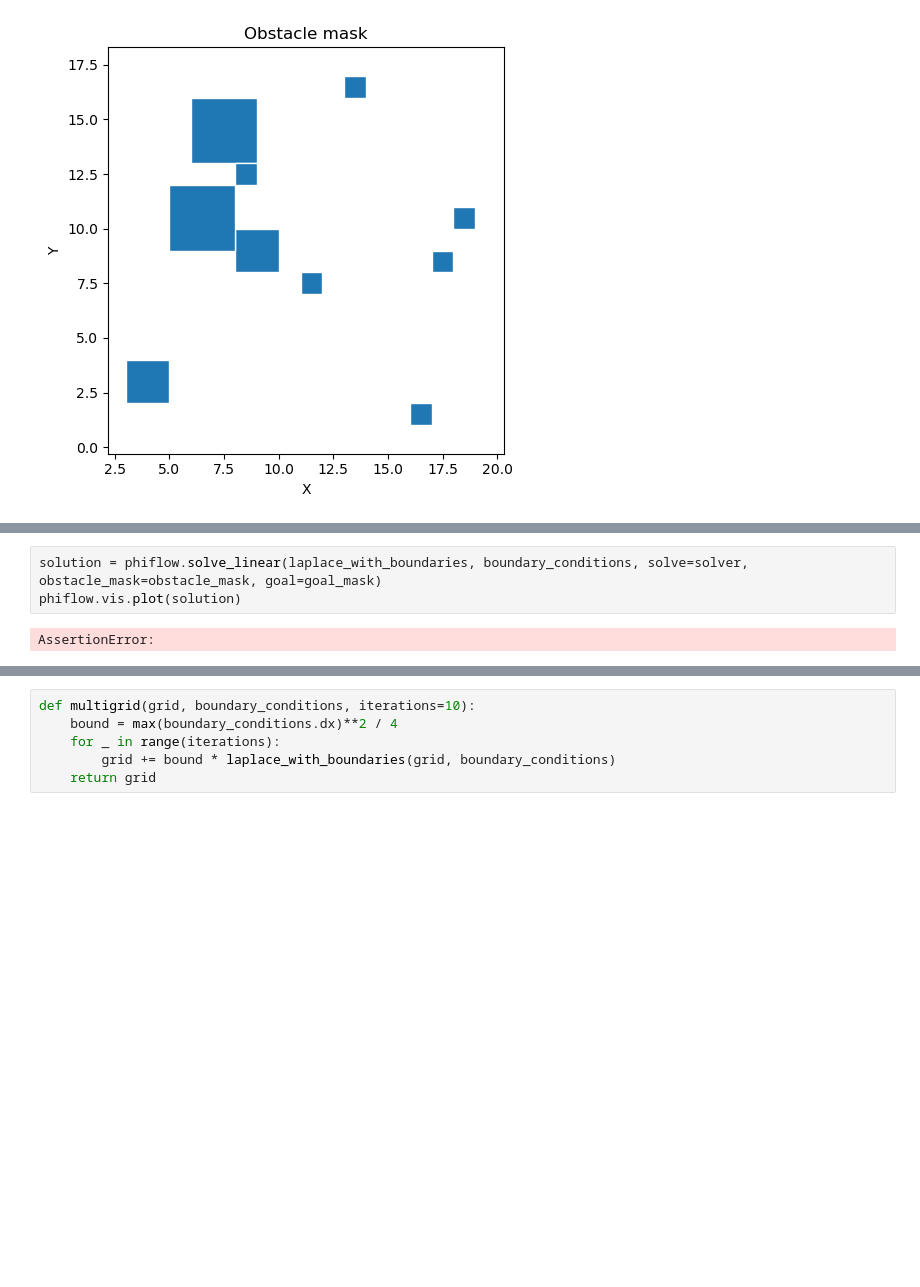
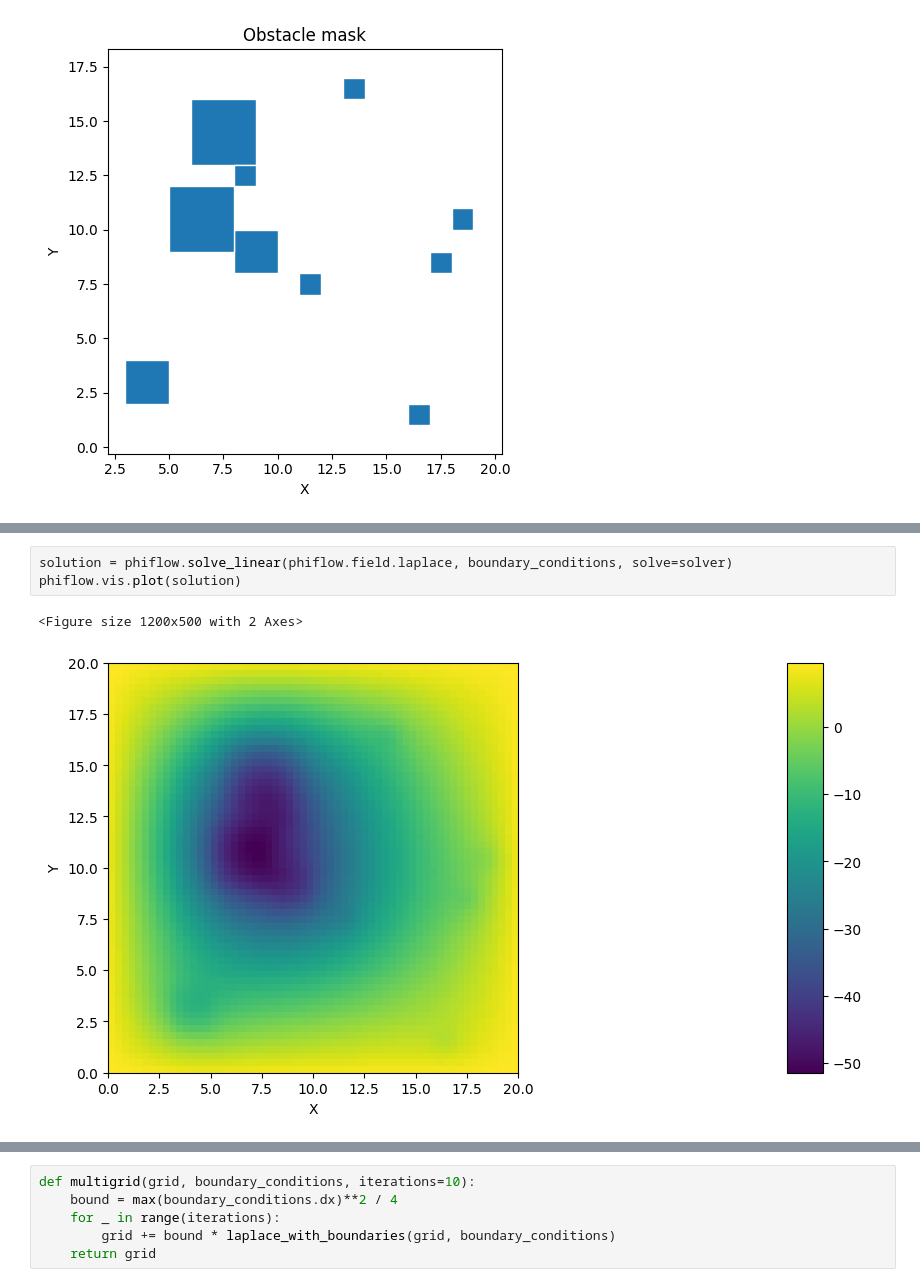
Before and after one commit to rcremese/snake-ai, a Jupyter notebook: phiflow_overview.ipynb, the cells around one changed output, grey strips where cells are left out. Cells and saved outputs as stored; diff of their text form; blank space fills up the shorter version.

```diff
--- a/phiflow_overview.ipynb
+++ b/phiflow_overview.ipynb
@@ -98,6 +102,7 @@ speedup_laplace = phiflow.jit_compile_linear(phiflow.field.laplace)
 # %%
-solution = phiflow.solve_linear(laplace_with_boundaries, boundary_conditions, solve=solver, obstacle_mask=obstacle_mask, goal=goal_mask)
+solution = phiflow.solve_linear(phiflow.field.laplace, boundary_conditions, solve=solver)
 phiflow.vis.plot(solution)
 # %% [output]
-AssertionError:
+<Figure size 1200x500 with 2 Axes>
+[figure, added]
 # %%
```
Also changed, not shown: parts of 10 cells of this notebook, 9 other files.
